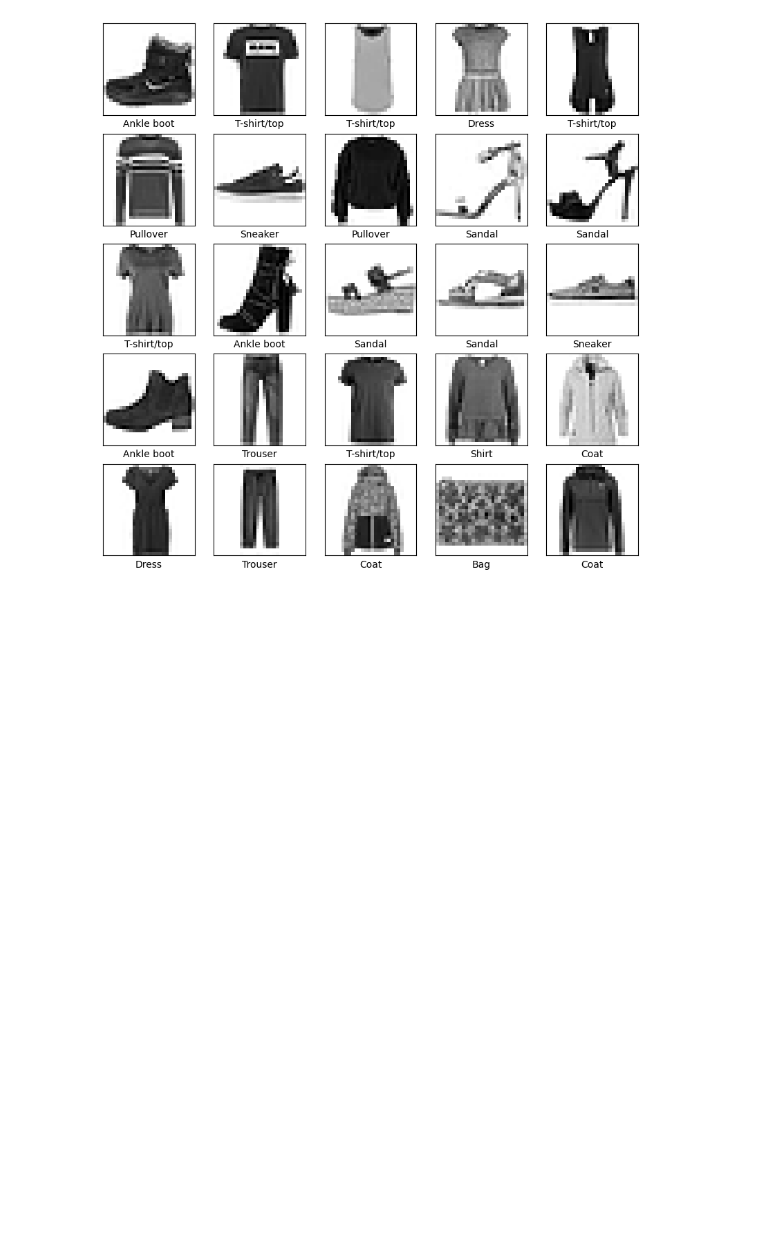
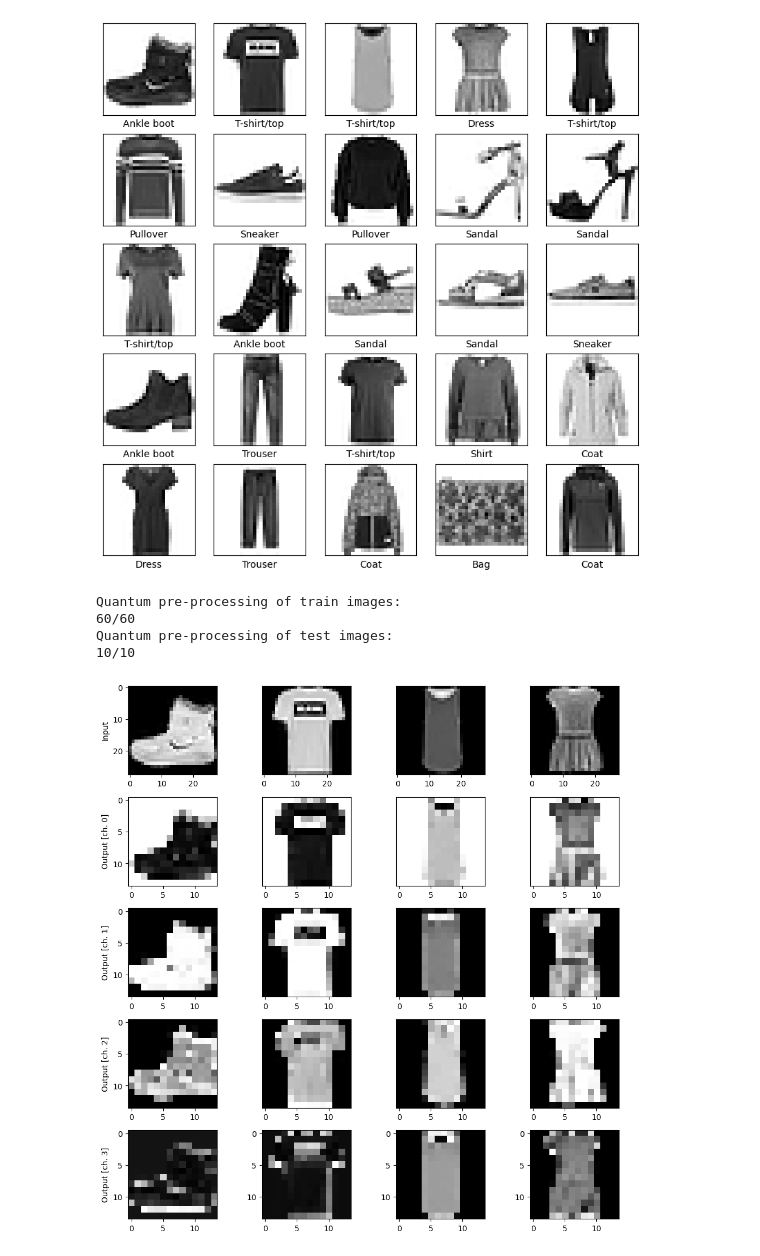
Before and after one commit to rexxar280903/Qml, a Jupyter notebook: PennyLane/ekstraksifitur.ipynb, the cells around one changed output. Saved outputs shown, nothing was run; the diff lists cells and outputs as text; code cells hidden in the pictures; blank space fills up the shorter version.

```diff
--- a/PennyLane/ekstraksifitur.ipynb
+++ b/PennyLane/ekstraksifitur.ipynb
@@ -62,0 +100,50 @@ plt.show()
+# %%
+if PREPROCESS == True:
+    q_train_images = []
+    print("Quantum pre-processing of train images:")
+    for idx, img in enumerate(train_images):
+        print("{}/{}        ".format(idx + 1, n_train), end="\r")
+        q_train_images.append(quanv(img))
+    q_train_images = np.asarray(q_train_images)
+
+    q_test_images = []
+    print("\nQuantum pre-processing of test images:")
+    for idx, img in enumerate(test_images):
+        print("{}/{}        ".format(idx + 1, n_test), end="\r")
+        q_test_images.append(quanv(img))
+    q_test_images = np.asarray(q_test_images)
+
+    # Save pre-processed images
+    np.save(SAVE_PATH + "q_train_images.npy", q_train_images)
+    np.save(SAVE_PATH + "q_test_images.npy", q_test_images)
+
+
+# Load pre-processed images
+q_train_images = np.load(SAVE_PATH + "q_train_images.npy")
+q_test_images = np.load(SAVE_PATH + "q_test_images.npy")
+# %% [output]
+Quantum pre-processing of train images:
+60/60
+Quantum pre-processing of test images:
+10/10
+# %%
+n_samples = 4
+n_channels = 4
+fig, axes = plt.subplots(1 + n_channels, n_samples, figsize=(10, 10))
+for k in range(n_samples):
+    axes[0, 0].set_ylabel("Input")
+    if k != 0:
+        axes[0, k].yaxis.set_visible(False)
+    axes[0, k].imshow(train_images[k, :, :, 0], cmap="gray")
+
+    # Plot all output channels
+    for c in range(n_channels):
+        axes[c + 1, 0].set_ylabel("Output [ch. {}]".format(c))
+        if k != 0:
+            axes[c, k].yaxis.set_visible(False)
+        axes[c + 1, k].imshow(q_train_images[k, :, :, c], cmap="gray")
+
+plt.tight_layout()
+plt.show()
+# %% [output]
+[figure, added]
```
Also changed, not shown: parts of 7 cells of this notebook.
